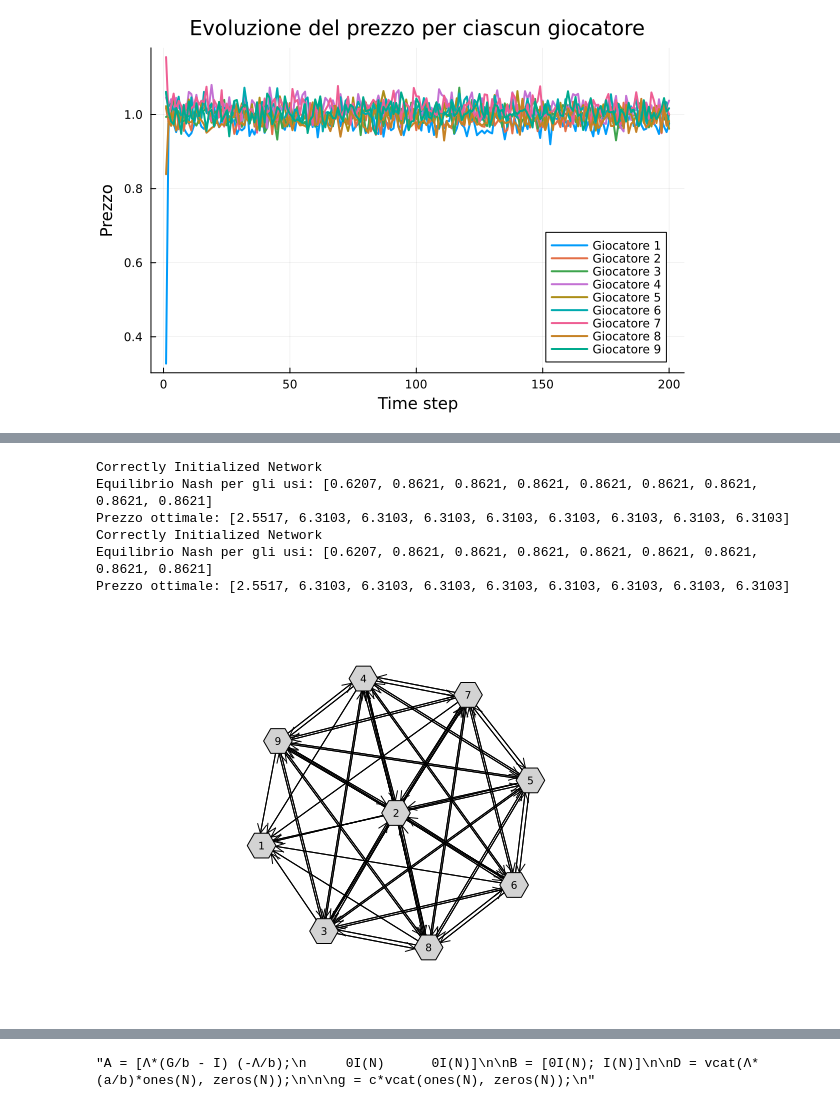
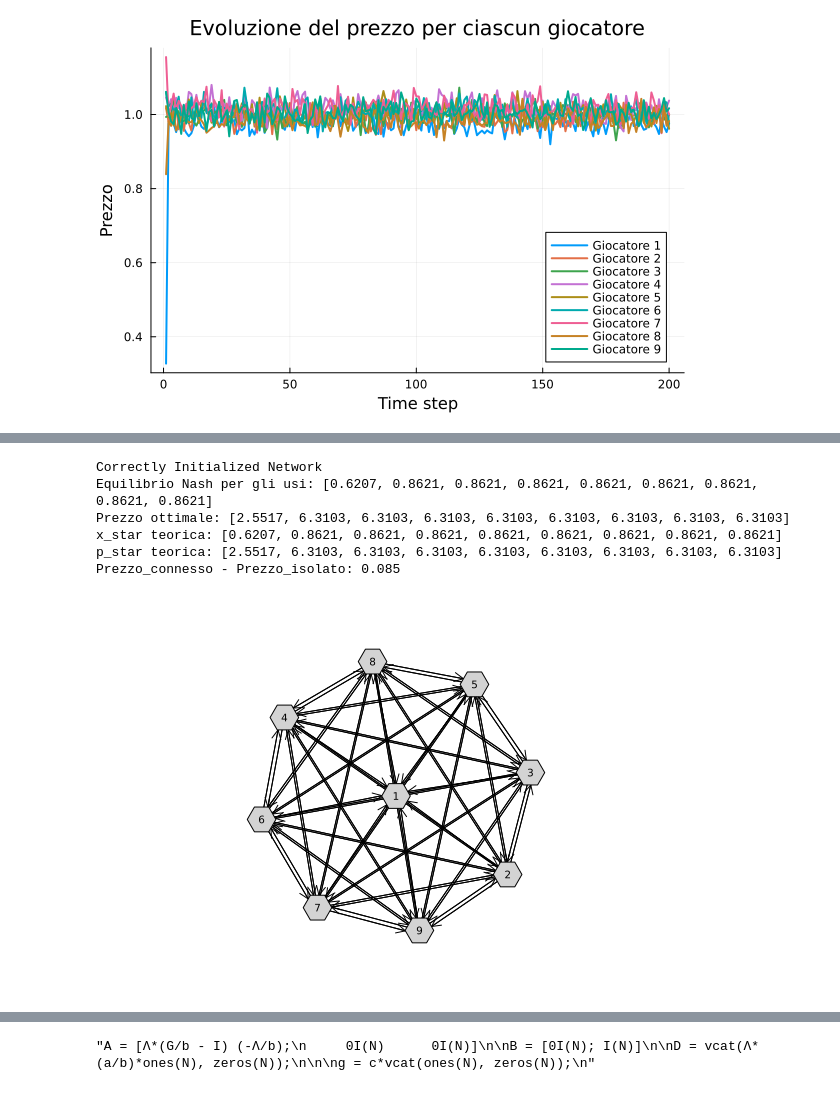
Before and after one commit to capoindiscusso/Game_Theory, a Jupyter notebook: Game Theory/Optimal_Pricing.ipynb, the cells around one changed output, grey strips where cells are left out. Drawn from its saved outputs; the diff is of its cells as text; code cells hidden in the pictures.

```diff
--- a/Game Theory/Optimal_Pricing.ipynb
+++ b/Game Theory/Optimal_Pricing.ipynb
@@ -954,29 +926,52 @@ $$\begin{aligned}
 # %%
 N = 9
 a = 10.0
 b = 12.0
 c = 2.0
 
 G = zeros(N, N)
 G[2:N, 2:N] = createGraphFullyConnected(N-1)
 G[2:N, 1] .= 1.0
 
 checkParameters(G, a, b, c)
 
 M = influenceMatrix(G, b)
 
 x_star = bestResponse(M, a, b, c)
 println("Equilibrio Nash per gli usi: ", round.(x_star, digits=4))
 
 p_star = bestPrice(M, a, b, c)
 println("Prezzo ottimale: ", round.(p_star, digits=4))
 
+denom = 4*b^2-4*b*(N-2)-(N-1)
+phi1 = (2*b^2-b*(3*N-5)-(N-1))/ denom
+phil = ((2*b+1)*(b-(N-2))) / denom
+phi = [phi1; fill(phil, N-1)]
+
+
+x_star_explicit = (a - c) / b * [(1 - phi1); fill((b)/(b-(N-2))*((1 - phi1)/b + 1 - phil), N-1)]
+println("x_star teorica: ", round.(x_star_explicit, digits=4))
+
+p_star_explicit = c * ones(N) + (a - c) * phi
+println("p_star teorica: ", round.(p_star_explicit, digits=4))
+
+
+
+denom = 4 * b^2 - (N - 1)
+phil_isolated = (2 * b^2 + b) / denom
+p_star_isolated = c + (a - c) * phil_isolated
+
+pl_diff = p_star[2] - p_star_isolated
+
+
+println("Prezzo_connesso - Prezzo_isolato: ", round(pl_diff, digits=4))
+
 graphplot(G, names=1:N, nodesize=0.3, curves=false, markercolor=:lightgrey)
 # %% [output]
 Correctly Initialized Network
 Equilibrio Nash per gli usi: [0.6207, 0.8621, 0.8621, 0.8621, 0.8621, 0.8621, 0.8621, 0.8621, 0.8621]
 Prezzo ottimale: [2.5517, 6.3103, 6.3103, 6.3103, 6.3103, 6.3103, 6.3103, 6.3103, 6.3103]
-Correctly Initialized Network
-Equilibrio Nash per gli usi: [0.6207, 0.8621, 0.8621, 0.8621, 0.8621, 0.8621, 0.8621, 0.8621, 0.8621]
-Prezzo ottimale: [2.5517, 6.3103, 6.3103, 6.3103, 6.3103, 6.3103, 6.3103, 6.3103, 6.3103]
+x_star teorica: [0.6207, 0.8621, 0.8621, 0.8621, 0.8621, 0.8621, 0.8621, 0.8621, 0.8621]
+p_star teorica: [2.5517, 6.3103, 6.3103, 6.3103, 6.3103, 6.3103, 6.3103, 6.3103, 6.3103]
+Prezzo_connesso - Prezzo_isolato: 0.085
-[figure, old version]
+[figure, new version]
```
Also changed, not shown: parts of 18 cells of this notebook.
